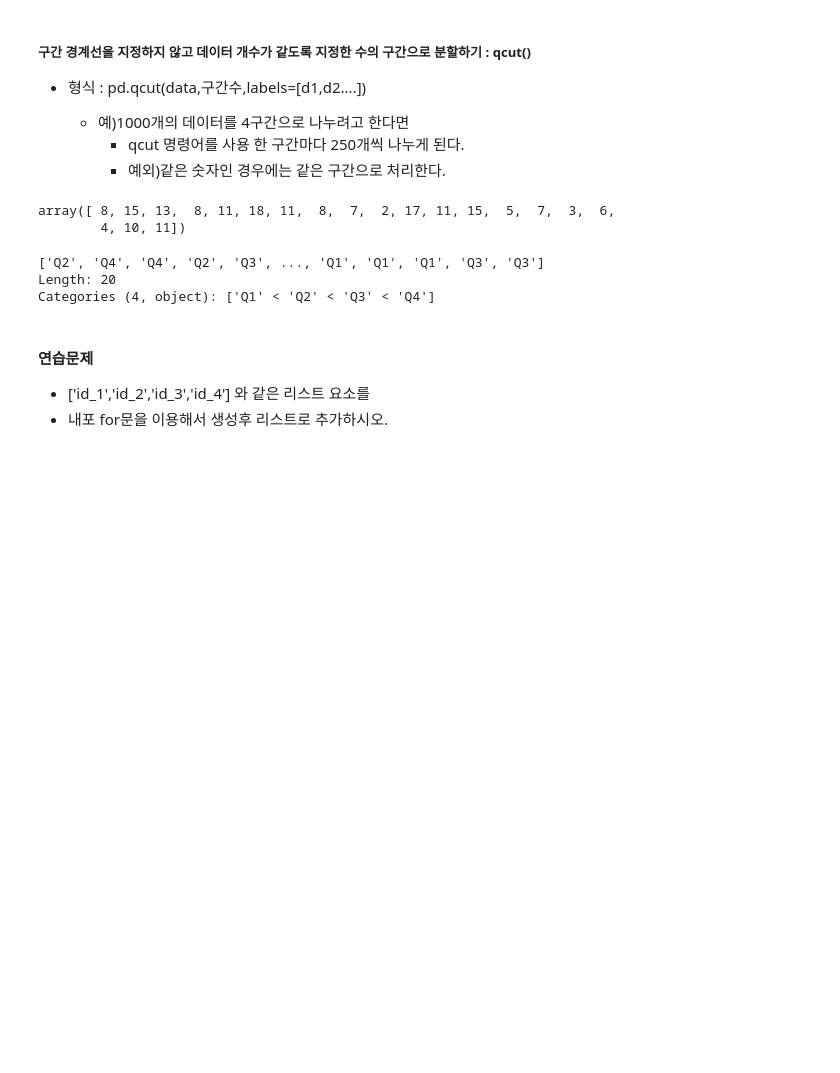
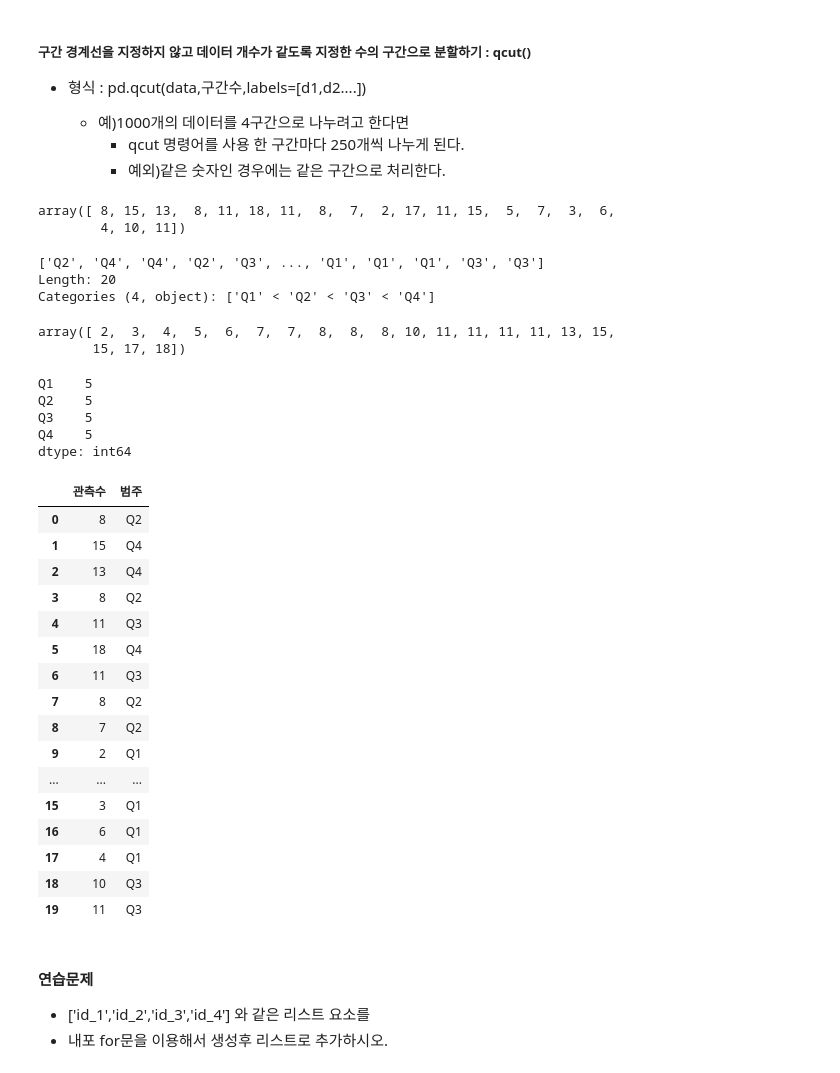
Before and after one commit to lullu303/DataScience2, a Jupyter notebook: 분석패키지/문제 4. 데이터프레임 조작,개수,정렬 문제.ipynb, the cells around one changed output. Cells and saved outputs as stored; diff of their text form; code cells hidden in the pictures; blank space fills up the shorter version.

```diff
--- a/분석패키지/문제 4. 데이터프레임 조작,개수,정렬 문제.ipynb
+++ b/분석패키지/문제 4. 데이터프레임 조작,개수,정렬 문제.ipynb
@@ -204,6 +294,41 @@ qcat
 ['Q2', 'Q4', 'Q4', 'Q2', 'Q3', ..., 'Q1', 'Q1', 'Q1', 'Q3', 'Q3']
 Length: 20
 Categories (4, object): ['Q1' < 'Q2' < 'Q3' < 'Q4']
+# %%
+np.sort(data)
+# %% [output]
+array([ 2,  3,  4,  5,  6,  7,  7,  8,  8,  8, 10, 11, 11, 11, 11, 13, 15,
+       15, 17, 18])
+# %%
+pd.value_counts(qcat)
+# %% [output]
+Q1    5
+Q2    5
+Q3    5
+Q4    5
+dtype: int64
+# %%
+df0 = pd.DataFrame(data, columns=['관측수'])
+df0['범주']=qcat
+df0
+# %% [output]
+|  | 관측수 | 범주 |
+| 0 | 8 | Q2 |
+| 1 | 15 | Q4 |
+| 2 | 13 | Q4 |
+| 3 | 8 | Q2 |
+| 4 | 11 | Q3 |
+| 5 | 18 | Q4 |
+| 6 | 11 | Q3 |
+| 7 | 8 | Q2 |
+| 8 | 7 | Q2 |
+| 9 | 2 | Q1 |
+| ... | ... | ... |
+| 15 | 3 | Q1 |
+| 16 | 6 | Q1 |
+| 17 | 4 | Q1 |
+| 18 | 10 | Q3 |
+| 19 | 11 | Q3 |
 # %% [markdown]
 #### 연습문제
 - ['id_1','id_2','id_3','id_4'] 와 같은 리스트 요소를
```
Also changed, not shown: parts of 12 cells of this notebook, 1 other file.
